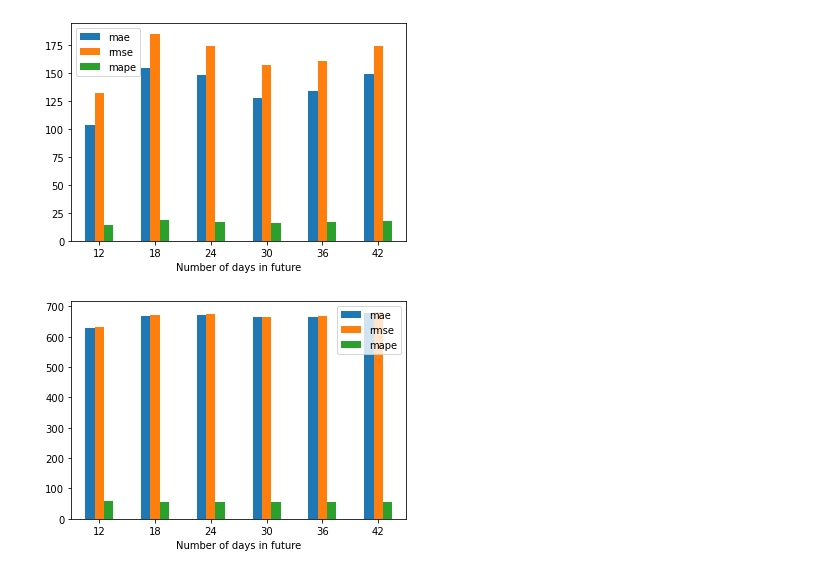
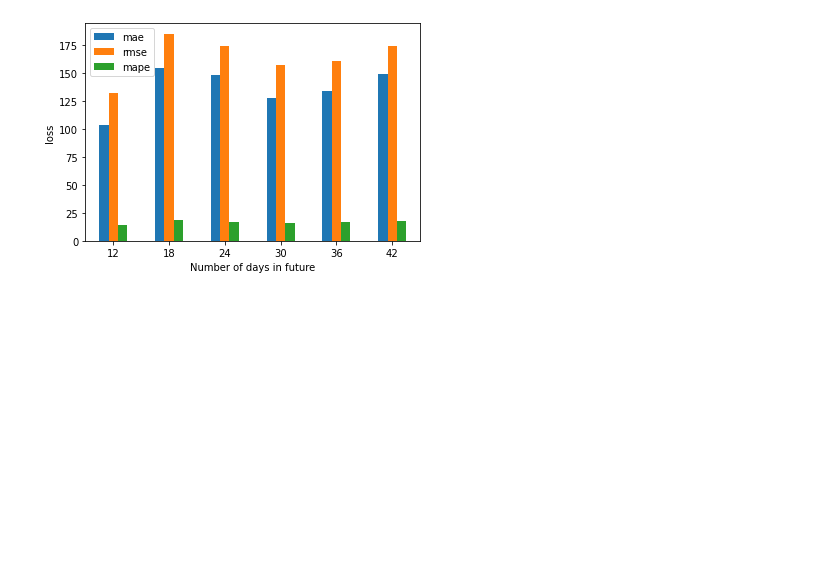
Before and after one commit to Tahuubinh/DL_HUST_Project, a Jupyter notebook: Code/Result_visualization.ipynb, the cells around one changed output. Cells and saved outputs as stored; diff of their text form; code cells hidden in the pictures; blank space fills up the shorter version.

```diff
--- a/Code/Result_visualization.ipynb
+++ b/Code/Result_visualization.ipynb
@@ -10,6 +10,11 @@ from sklearn import metrics
 import json
 import os
 import glob
+# %%
+def savefigDF(ax, file_name):
+    fig = ax.get_figure()
+    fig.savefig(f'{file_name}.pdf', bbox_inches='tight')
+    fig.savefig(f'{file_name}.svg', bbox_inches='tight')
 # %%
 def plotLossColumns(directory):
     results = list()
@@ -20,12 +25,18 @@ def plotLossColumns(directory):
             results.append([future_days, data['mae'], data['rmse'], data['mape']])
     results.sort(key=lambda x: x[0])
     results = pd.DataFrame(results, columns = ['Number of days in future', 'mae', 'rmse', 'mape'])
-    ax = results.plot(x="Number of days in future", y=["mae", "rmse", "mape"], kind="bar", rot=0)
+    ax = results.plot(x="Number of days in future", y=["mae", "rmse", "mape"], kind="bar", rot=0,
+                     ylabel = 'loss')
     return ax
 # %%
 axVAR = plotLossColumns("../Results/VAR/*metrics*.json")
-axFbProphet = plotLossColumns("../Results/FbProphet/*metrics_test*.json")
+folder_save = f'..\Pics\VAR'
+isExist = os.path.exists(folder_save)
+if not isExist:
+   # Create a new directory because it does not exist
+   os.makedirs(folder_save)
+   print("The new directory is created!")
+savefigDF(axVAR, f'{folder_save}\loss_compared_num_futures')
 # %% [output]
-[figure, old version]
+[figure, new version]
-[figure, removed]
 # %%
```
Also changed, not shown: parts of 5 cells of this notebook, 6 other files.
